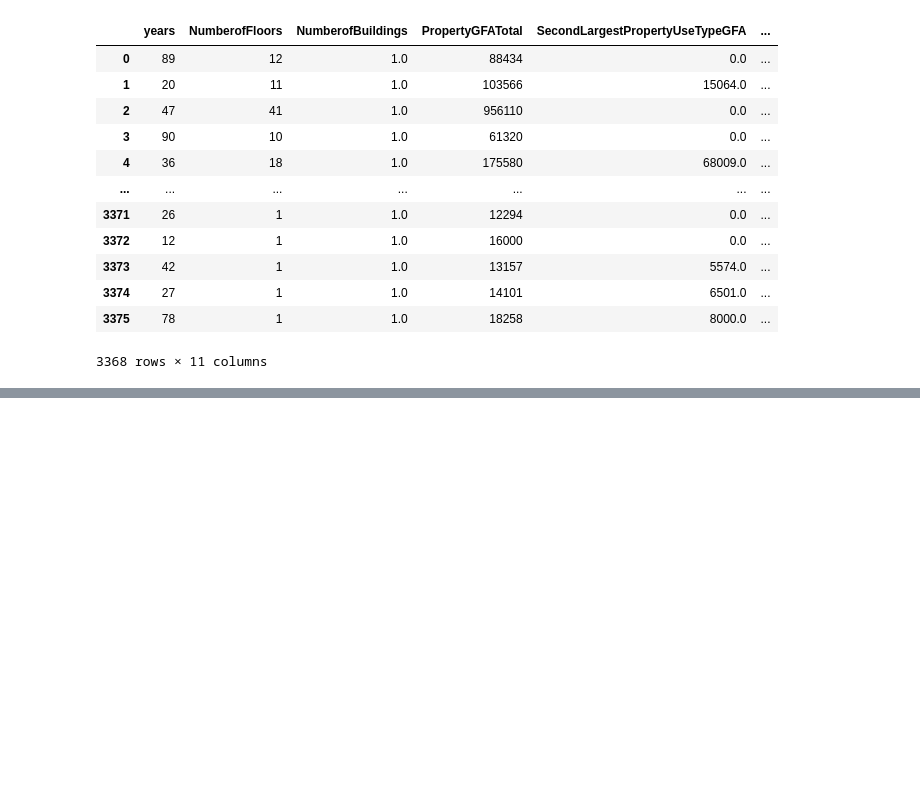
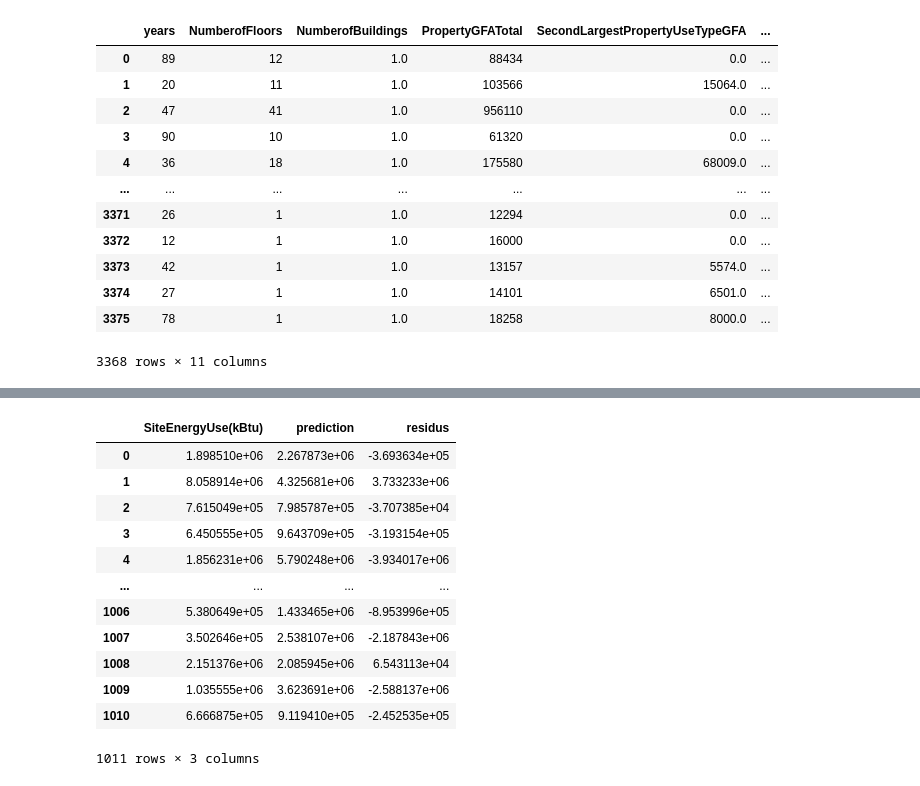
Before and after one commit to Florian-BOUDON/Projet-4, a Jupyter notebook: notebooks/Notebook_P4.ipynb, the cells around one changed output, grey strips where cells are left out. Saved outputs shown, nothing was run; the diff lists cells and outputs as text; code cells hidden in the pictures; blank space fills up the shorter version.

```diff
--- a/notebooks/Notebook_P4.ipynb
+++ b/notebooks/Notebook_P4.ipynb
@@ -720,0 +740,2 @@ df_float
+# %%
+pred = reg.predict(X_test)
@@ -720,0 +778,17 @@ df_float
+# %%
+pred["residus"]=pred["SiteEnergyUse(kBtu)"]-pred["prediction"]
+pred
+# %% [output]
+|  | SiteEnergyUse(kBtu) | prediction | residus |
+| 0 | 1.898510e+06 | 2.267873e+06 | -3.693634e+05 |
+| 1 | 8.058914e+06 | 4.325681e+06 | 3.733233e+06 |
+| 2 | 7.615049e+05 | 7.985787e+05 | -3.707385e+04 |
+| 3 | 6.450555e+05 | 9.643709e+05 | -3.193154e+05 |
+| 4 | 1.856231e+06 | 5.790248e+06 | -3.934017e+06 |
+| ... | ... | ... | ... |
+| 1006 | 5.380649e+05 | 1.433465e+06 | -8.953996e+05 |
+| 1007 | 3.502646e+05 | 2.538107e+06 | -2.187843e+06 |
+| 1008 | 2.151376e+06 | 2.085945e+06 | 6.543113e+04 |
+| 1009 | 1.035555e+06 | 3.623691e+06 | -2.588137e+06 |
+| 1010 | 6.666875e+05 | 9.119410e+05 | -2.452535e+05 |
+1011 rows × 3 columns
```
Also changed, not shown: parts of 11 cells of this notebook.
